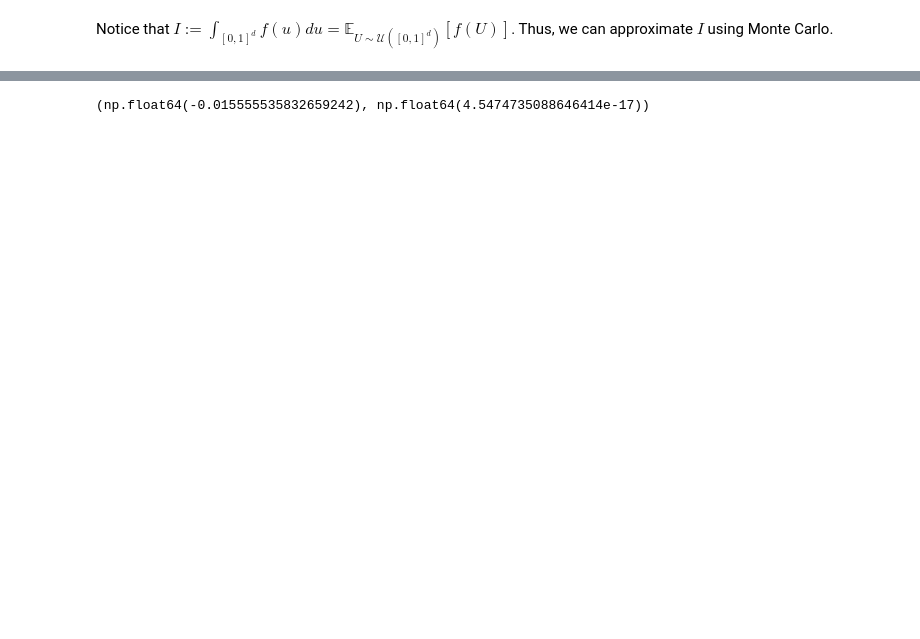
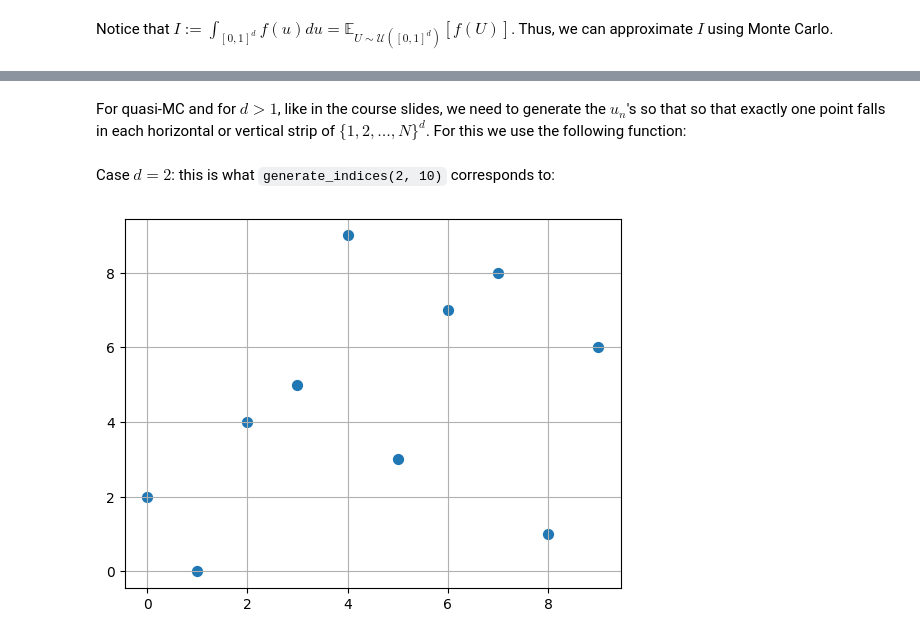
Before and after one commit to alban-geron/stratification-monte-carlo, a Jupyter notebook: notebook_stratification.ipynb, the cells around one changed output, grey strips where cells are left out. Drawn from its saved outputs; the diff is of its cells as text; code cells hidden in the pictures; blank space fills up the shorter version.

Commit message:
Ajout du quasi-MC dans le cas d > 1 et ajout de commentaires et illustrations. J'ai un doute sur les résultats pour d > 1...

```diff
--- a/notebook_stratification.ipynb
+++ b/notebook_stratification.ipynb
@@ -33,13 +36,26 @@ df.iloc[:len(d_values)]
+# %% [markdown]
+For quasi-MC and for $d > 1$, like in the course slides, we need to generate the $u_n$'s so that so that exactly one point falls in each horizontal or vertical strip of $\{1, 2, \dots, N\}^d$. For this we use the following function:
 # %%
-def quasimontecarlo(d = 1, N = 10000):
-    if d == 1:
-        X = [f((2 * n - 1)/(2 * N)) for n in range(1, N + 1)]
-        return np.mean(X)
-
-# Cas d > 1 à traiter
+def generate_indices(d, N = 10000):
+    list_indices = []
+    X = []
+    arr = np.array(list(range(N)))
+    perm = [rd.permutation(arr) for _ in range(d- 1)]
+    for i in range(N):
+        indices = [i] + [perm[j][i] for j in range(d - 1)]
+        list_indices.append(indices)
+    list_indices = np.array(list_indices)
+    return list_indices
-# %%
-montecarlo(1), quasimontecarlo(1)
-
-# Quasi-MC est beaucoup mieux que MC
-# %% [output]
-(np.float64(-0.015555535832659242), np.float64(4.5474735088646414e-17))
+# %% [markdown]
+Case $d = 2$: this is what `generate_indices(2, 10)` corresponds to:
+# %%
+points = generate_indices(2, 10)
+
+x = points[:, 0]
+y = points[:, 1]
+
+plt.scatter(x, y, s = 50)
+plt.grid(True)
+plt.show()
+# %% [output]
+[figure, added]
```
Also changed, not shown: parts of 12 cells of this notebook.
